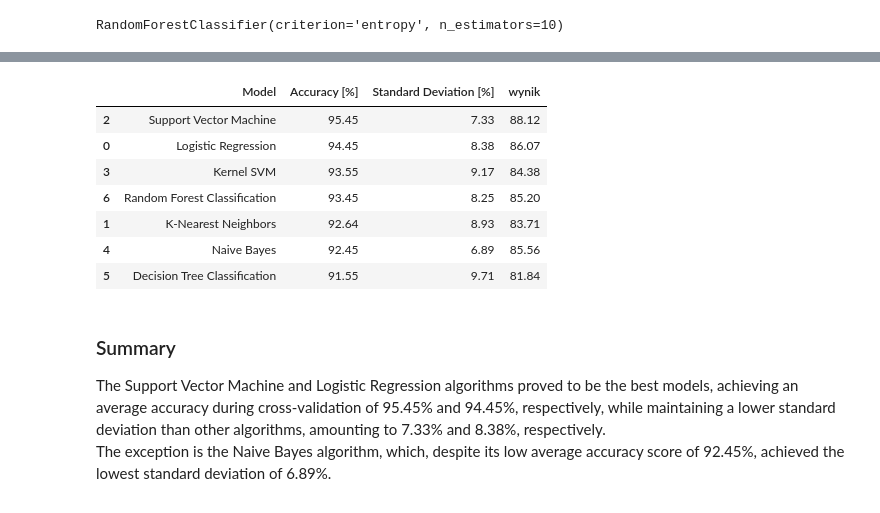
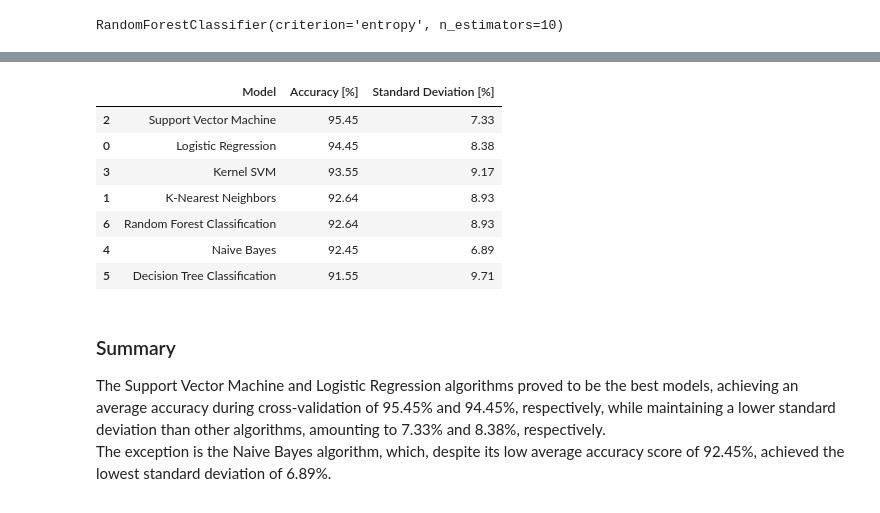
Before and after one commit to Pawel-Hendrzyk-Majewski/Iris-dataset, a Jupyter notebook: notebooks/Iris.ipynb, the cells around one changed output, grey strips where cells are left out. Drawn from its saved outputs; the diff is of its cells as text; code cells hidden in the pictures.

```diff
--- a/notebooks/Iris.ipynb
+++ b/notebooks/Iris.ipynb
@@ -311,18 +311,17 @@ results.append({
 # %%
 # Display the comparison table of ecaluated models
 df_results = pd.DataFrame(results)
 df_results = df_results.sort_values(by='Accuracy [%]', ascending=False).round(2)
-df_results['wynik'] = df_results['Accuracy [%]'] - df_results['Standard Deviation [%]']
 df_results
 # %% [output]
-|  | Model | Accuracy [%] | Standard Deviation [%] | wynik |
-| 2 | Support Vector Machine | 95.45 | 7.33 | 88.12 |
-| 0 | Logistic Regression | 94.45 | 8.38 | 86.07 |
-| 3 | Kernel SVM | 93.55 | 9.17 | 84.38 |
-| 6 | Random Forest Classification | 93.45 | 8.25 | 85.20 |
-| 1 | K-Nearest Neighbors | 92.64 | 8.93 | 83.71 |
-| 4 | Naive Bayes | 92.45 | 6.89 | 85.56 |
-| 5 | Decision Tree Classification | 91.55 | 9.71 | 81.84 |
+|  | Model | Accuracy [%] | Standard Deviation [%] |
+| 2 | Support Vector Machine | 95.45 | 7.33 |
+| 0 | Logistic Regression | 94.45 | 8.38 |
+| 3 | Kernel SVM | 93.55 | 9.17 |
+| 1 | K-Nearest Neighbors | 92.64 | 8.93 |
+| 6 | Random Forest Classification | 92.64 | 8.93 |
+| 4 | Naive Bayes | 92.45 | 6.89 |
+| 5 | Decision Tree Classification | 91.55 | 9.71 |
 # %% [markdown]
 ### Summary
 
```
Also changed, not shown: parts of 15 cells of this notebook.
